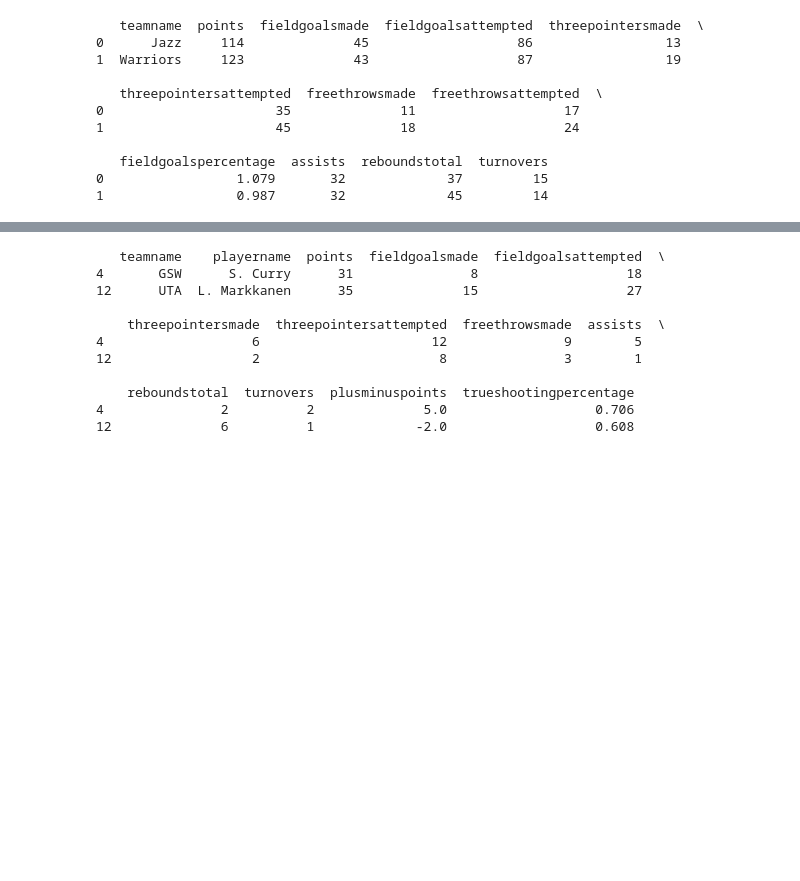
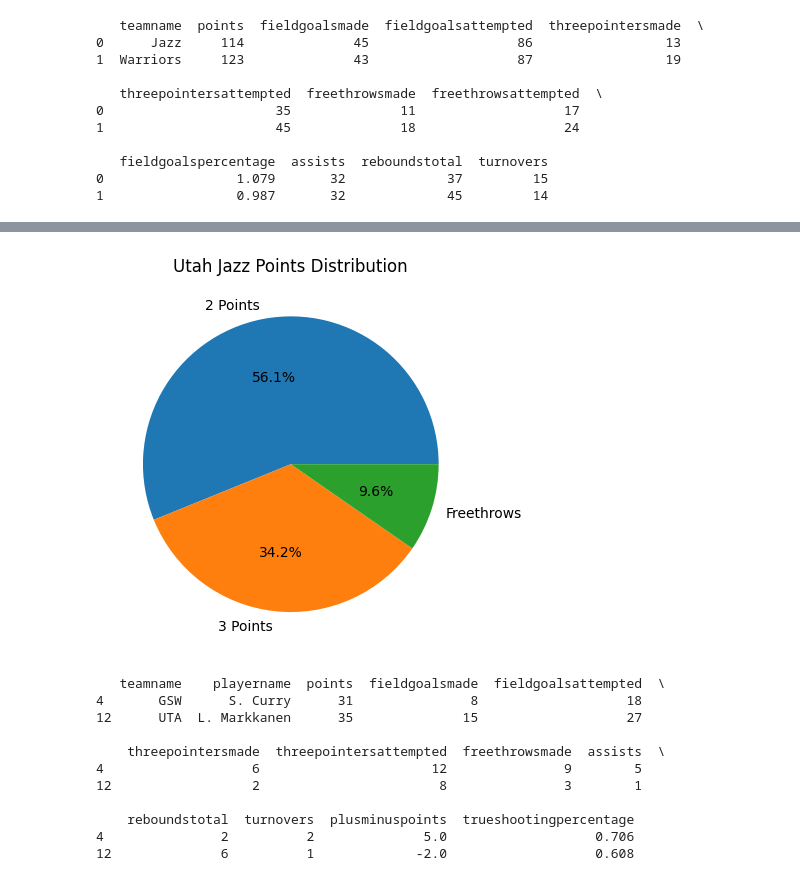
Before and after one commit to biiipin/analysis_nbagame, a Jupyter notebook: data_analysis.ipynb, the cells around one changed output, grey strips where cells are left out. Cells and saved outputs as stored; diff of their text form; code cells hidden in the pictures; blank space fills up the shorter version.

```diff
--- a/data_analysis.ipynb
+++ b/data_analysis.ipynb
@@ -117,3 +125,11 @@ team_total['ftpoints']=team_total['freethrowsmade'] * 1
+# %%
+#points distribution of Utah Jazz
+uj_points=team_total[team_total['teamname']=='Jazz'].loc[0]
+plt.pie(uj_points[['2points','3points','ftpoints']], labels=['2 Points','3 Points','Freethrows'], autopct="%1.1f%%")
+plt.title('Utah Jazz Points Distribution')
+plt.show()
+# %% [output]
+[figure, added]
 # %%
 #top scorers of each team
 top_scorers=player.loc[player.groupby('teamname')['points'].idxmax()]
```
Also changed, not shown: parts of 3 cells of this notebook.
